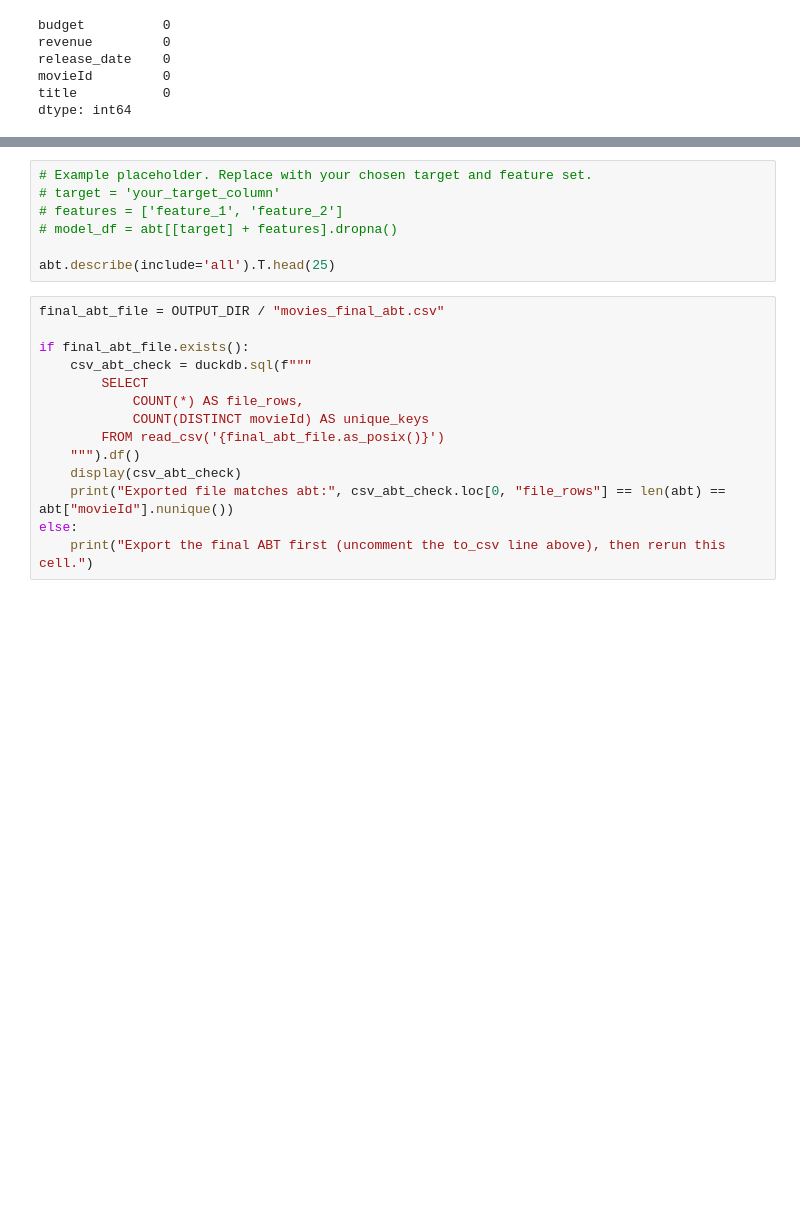
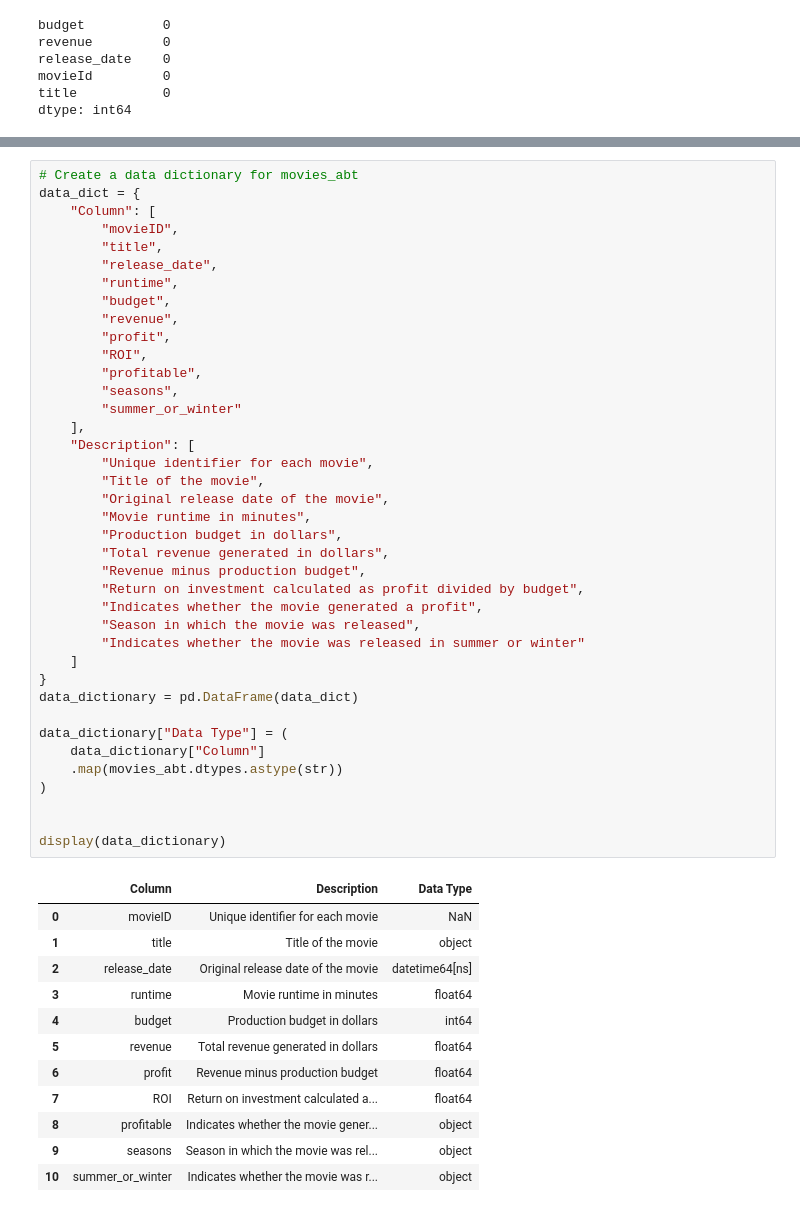
Before and after one commit to mlholg99/BAN5103_group1_project, a Jupyter notebook: notebooks/movies_project_starter.ipynb, the cells around one changed output, grey strips where cells are left out. Saved outputs shown, nothing was run; the diff lists cells and outputs as text; blank space fills up the shorter version.

```diff
--- a/notebooks/movies_project_starter.ipynb
+++ b/notebooks/movies_project_starter.ipynb
@@ -231,21 +200,52 @@ data_dictionary.head()
-# %%
-# Example placeholder. Replace with your chosen target and feature set.
-# target = 'your_target_column'
-# features = ['feature_1', 'feature_2']
-# model_df = abt[[target] + features].dropna()
-
-abt.describe(include='all').T.head(25)
-# %%
-final_abt_file = OUTPUT_DIR / "movies_final_abt.csv"
-
-if final_abt_file.exists():
-    csv_abt_check = duckdb.sql(f"""
-        SELECT
-            COUNT(*) AS file_rows,
-            COUNT(DISTINCT movieId) AS unique_keys
-        FROM read_csv('{final_abt_file.as_posix()}')
-    """).df()
-    display(csv_abt_check)
-    print("Exported file matches abt:", csv_abt_check.loc[0, "file_rows"] == len(abt) == abt["movieId"].nunique())
-else:
-    print("Export the final ABT first (uncomment the to_csv line above), then rerun this cell.")
+# %%
+# Create a data dictionary for movies_abt
+data_dict = {
+    "Column": [
+        "movieID",
+        "title",
+        "release_date",
+        "runtime",
+        "budget",
+        "revenue",
+        "profit",
+        "ROI",
+        "profitable",
+        "seasons",
+        "summer_or_winter"
+    ],
+    "Description": [
+        "Unique identifier for each movie",
+        "Title of the movie",
+        "Original release date of the movie",
+        "Movie runtime in minutes",
+        "Production budget in dollars",
+        "Total revenue generated in dollars",
+        "Revenue minus production budget",
+        "Return on investment calculated as profit divided by budget",
+        "Indicates whether the movie generated a profit",
+        "Season in which the movie was released",
+        "Indicates whether the movie was released in summer or winter"
+    ]
+}
+data_dictionary = pd.DataFrame(data_dict)
+
+data_dictionary["Data Type"] = (
+    data_dictionary["Column"]
+    .map(movies_abt.dtypes.astype(str))
+)
+
+
+display(data_dictionary)
+# %% [output]
+|  | Column | Description | Data Type |
+| 0 | movieID | Unique identifier for each movie | NaN |
+| 1 | title | Title of the movie | object |
+| 2 | release_date | Original release date of the movie | datetime64[ns] |
+| 3 | runtime | Movie runtime in minutes | float64 |
+| 4 | budget | Production budget in dollars | int64 |
+| 5 | revenue | Total revenue generated in dollars | float64 |
+| 6 | profit | Revenue minus production budget | float64 |
+| 7 | ROI | Return on investment calculated a... | float64 |
+| 8 | profitable | Indicates whether the movie gener... | object |
+| 9 | seasons | Season in which the movie was rel... | object |
+| 10 | summer_or_winter | Indicates whether the movie was r... | object |
```
Also changed, not shown: parts of 10 cells of this notebook.
